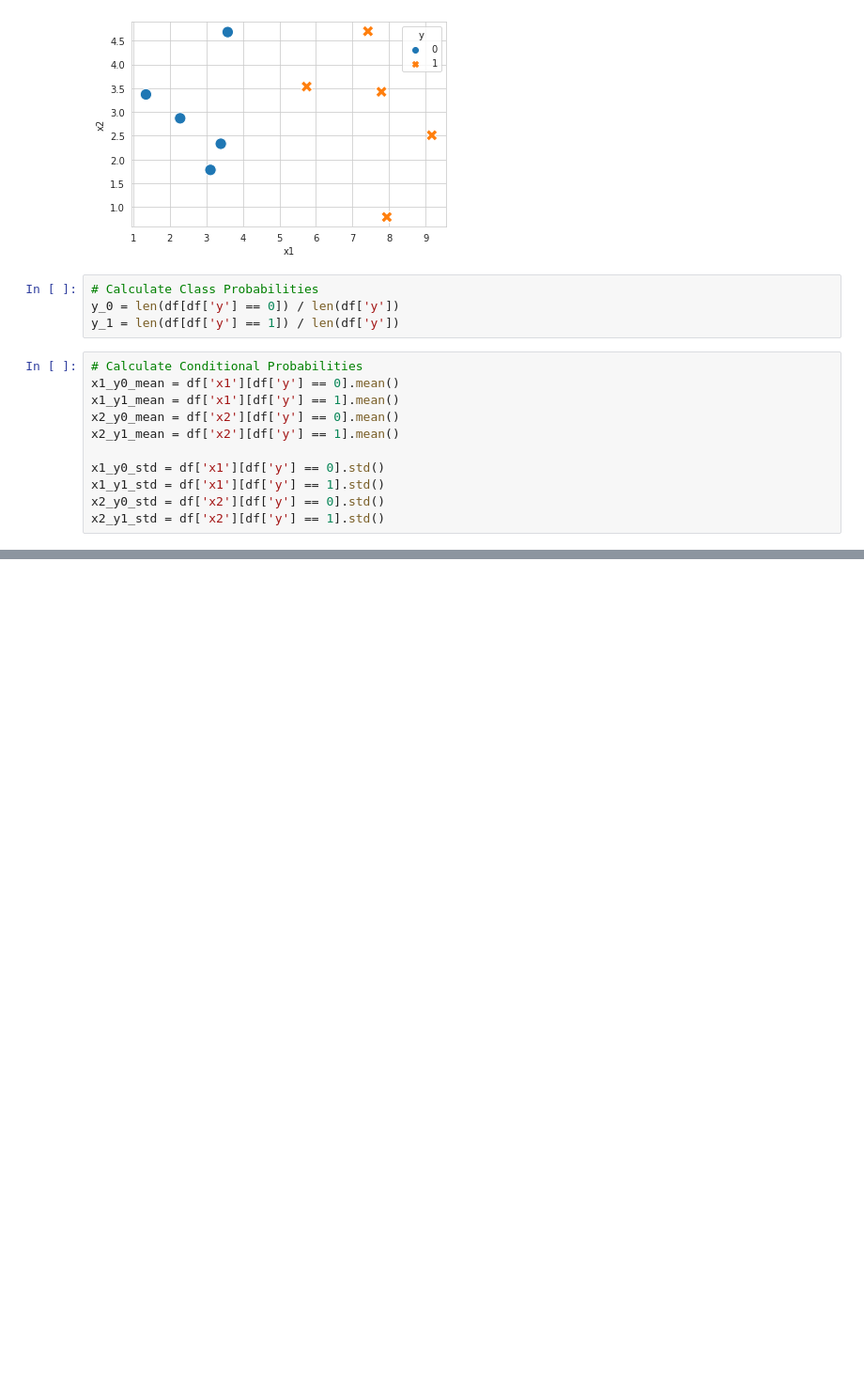
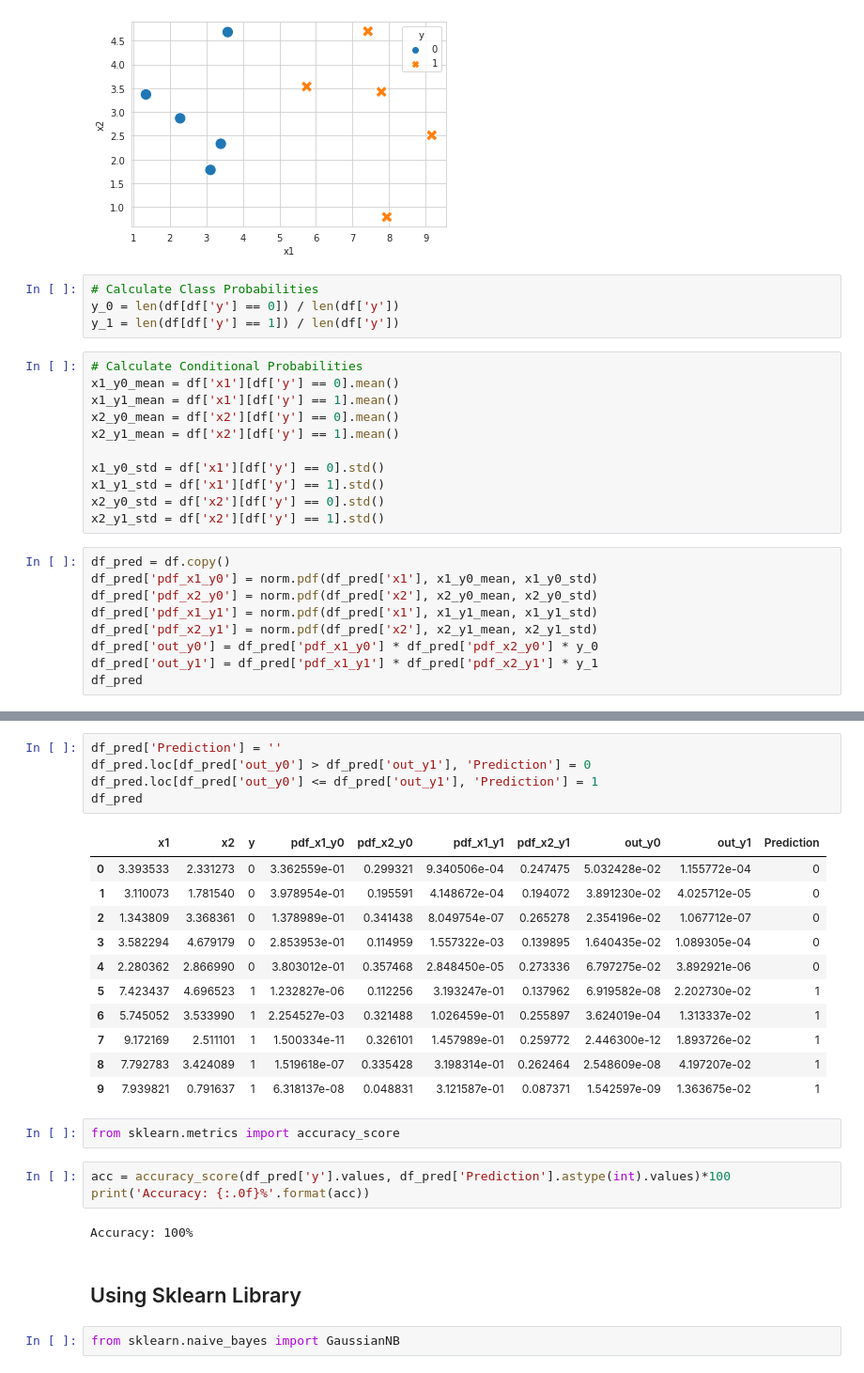
Before and after one commit to muscak/Master-Machine-Learning-Algorithms, a Jupyter notebook: Gaussian_Naive_Bayes.ipynb, the cells around one changed output, grey strips where cells are left out. Shown: that part at 94% size. Saved outputs shown, nothing was run; the diff lists cells and outputs as text; blank space fills up the shorter version.

```diff
--- a/Gaussian_Naive_Bayes.ipynb
+++ b/Gaussian_Naive_Bayes.ipynb
@@ -93,3 +95,12 @@ x1_y0_std = df['x1'][df['y'] == 0].std()
 x1_y1_std = df['x1'][df['y'] == 1].std()
 x2_y0_std = df['x2'][df['y'] == 0].std()
 x2_y1_std = df['x2'][df['y'] == 1].std()
+# %%
+df_pred = df.copy()
+df_pred['pdf_x1_y0'] = norm.pdf(df_pred['x1'], x1_y0_mean, x1_y0_std)
+df_pred['pdf_x2_y0'] = norm.pdf(df_pred['x2'], x2_y0_mean, x2_y0_std)
+df_pred['pdf_x1_y1'] = norm.pdf(df_pred['x1'], x1_y1_mean, x1_y1_std)
+df_pred['pdf_x2_y1'] = norm.pdf(df_pred['x2'], x2_y1_mean, x2_y1_std)
+df_pred['out_y0'] = df_pred['pdf_x1_y0'] * df_pred['pdf_x2_y0'] * y_0
+df_pred['out_y1'] = df_pred['pdf_x1_y1'] * df_pred['pdf_x2_y1'] * y_1
+df_pred
@@ -95,0 +119,28 @@ x2_y1_std = df['x2'][df['y'] == 1].std()
+# %%
+df_pred['Prediction'] = ''
+df_pred.loc[df_pred['out_y0'] > df_pred['out_y1'], 'Prediction'] = 0
+df_pred.loc[df_pred['out_y0'] <= df_pred['out_y1'], 'Prediction'] = 1
+df_pred
+# %% [output]
+|  | x1 | x2 | y | pdf_x1_y0 | pdf_x2_y0 | pdf_x1_y1 | pdf_x2_y1 | out_y0 | out_y1 | Prediction |
+| 0 | 3.393533 | 2.331273 | 0 | 3.362559e-01 | 0.299321 | 9.340506e-04 | 0.247475 | 5.032428e-02 | 1.155772e-04 | 0 |
+| 1 | 3.110073 | 1.781540 | 0 | 3.978954e-01 | 0.195591 | 4.148672e-04 | 0.194072 | 3.891230e-02 | 4.025712e-05 | 0 |
+| 2 | 1.343809 | 3.368361 | 0 | 1.378989e-01 | 0.341438 | 8.049754e-07 | 0.265278 | 2.354196e-02 | 1.067712e-07 | 0 |
+| 3 | 3.582294 | 4.679179 | 0 | 2.853953e-01 | 0.114959 | 1.557322e-03 | 0.139895 | 1.640435e-02 | 1.089305e-04 | 0 |
+| 4 | 2.280362 | 2.866990 | 0 | 3.803012e-01 | 0.357468 | 2.848450e-05 | 0.273336 | 6.797275e-02 | 3.892921e-06 | 0 |
+| 5 | 7.423437 | 4.696523 | 1 | 1.232827e-06 | 0.112256 | 3.193247e-01 | 0.137962 | 6.919582e-08 | 2.202730e-02 | 1 |
+| 6 | 5.745052 | 3.533990 | 1 | 2.254527e-03 | 0.321488 | 1.026459e-01 | 0.255897 | 3.624019e-04 | 1.313337e-02 | 1 |
+| 7 | 9.172169 | 2.511101 | 1 | 1.500334e-11 | 0.326101 | 1.457989e-01 | 0.259772 | 2.446300e-12 | 1.893726e-02 | 1 |
+| 8 | 7.792783 | 3.424089 | 1 | 1.519618e-07 | 0.335428 | 3.198314e-01 | 0.262464 | 2.548609e-08 | 4.197207e-02 | 1 |
+| 9 | 7.939821 | 0.791637 | 1 | 6.318137e-08 | 0.048831 | 3.121587e-01 | 0.087371 | 1.542597e-09 | 1.363675e-02 | 1 |
+# %%
+from sklearn.metrics import accuracy_score
+# %%
+acc = accuracy_score(df_pred['y'].values, df_pred['Prediction'].astype(int).values)*100
+print('Accuracy: {:.0f}%'.format(acc))
+# %% [output]
+Accuracy: 100%
+# %% [markdown]
+## Using Sklearn Library
+# %%
+from sklearn.naive_bayes import GaussianNB
```
Also changed, not shown: parts of 3 cells of this notebook.
